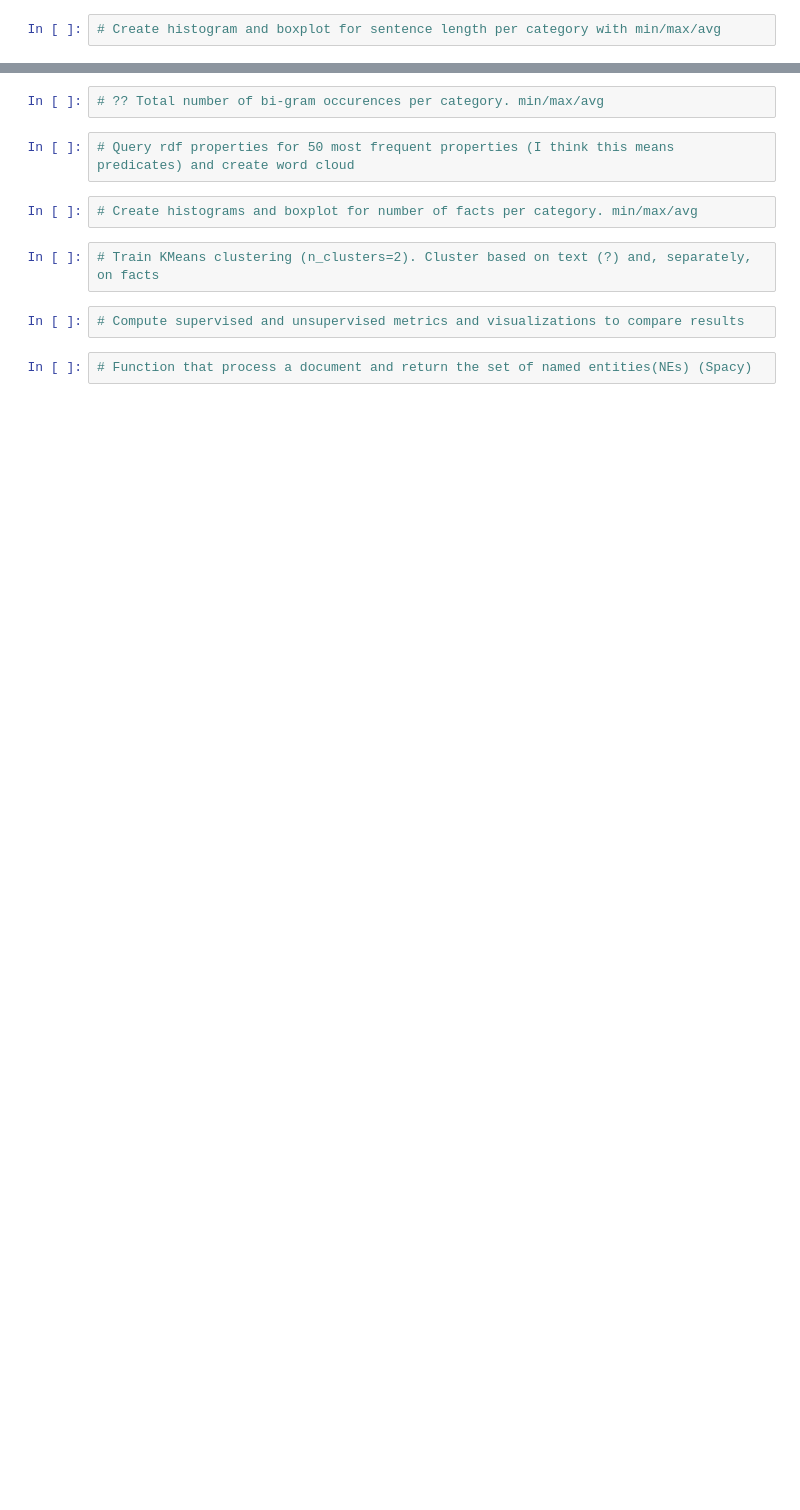
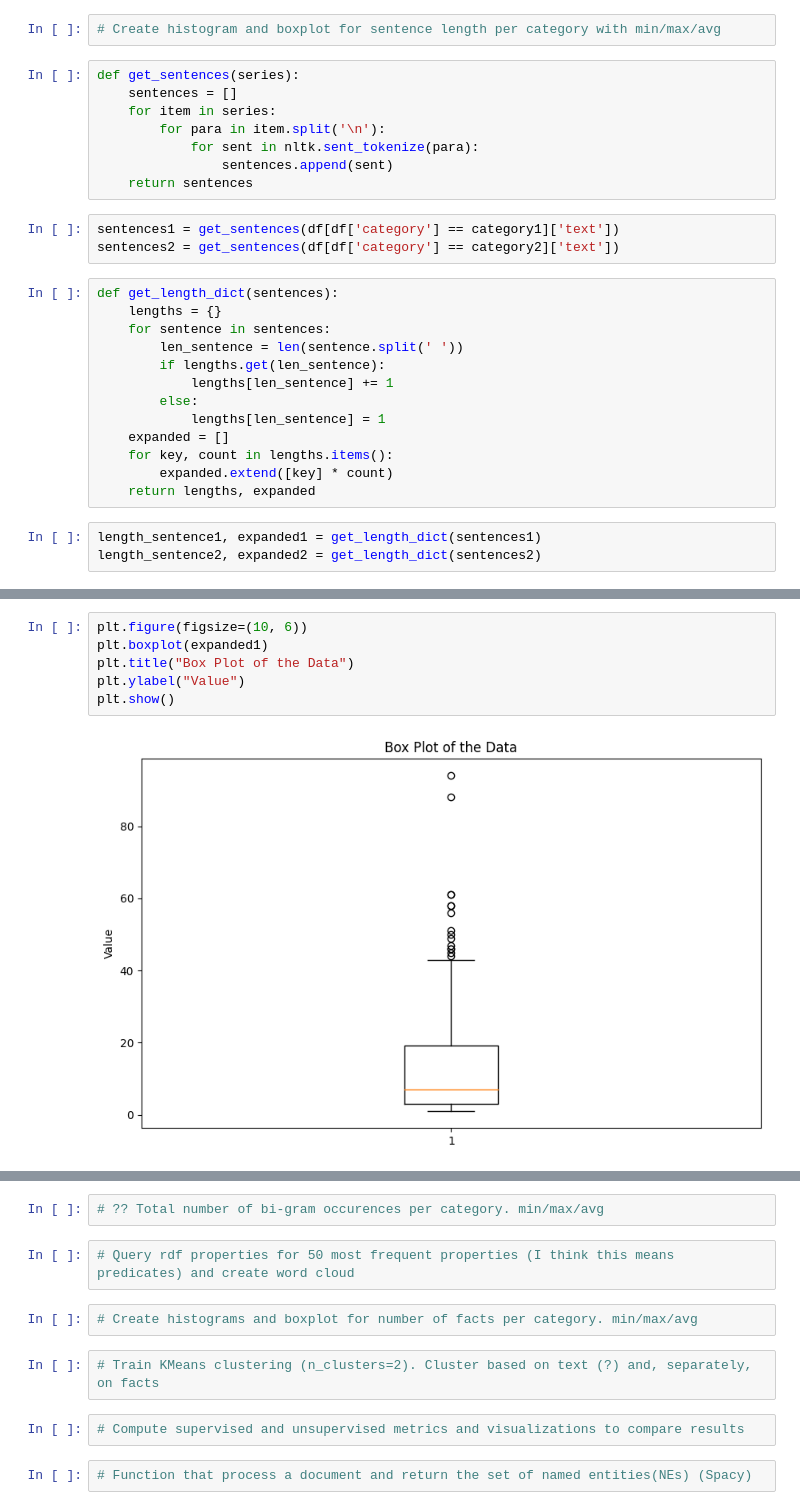
Before and after one commit to evanpkchapple/stanza_and_spacy_comparison, a Jupyter notebook: compare.ipynb, the cells around one changed output, grey strips where cells are left out. Drawn from its saved outputs; the diff is of its cells as text; blank space fills up the shorter version.

```diff
--- a/compare.ipynb
+++ b/compare.ipynb
@@ -200,2 +199,29 @@ lengthOfLongestSubstring('abced')
 # %%
 # Create histogram and boxplot for sentence length per category with min/max/avg
+# %%
+def get_sentences(series):
+    sentences = []
+    for item in series:
+        for para in item.split('\n'):
+            for sent in nltk.sent_tokenize(para):
+                sentences.append(sent)
+    return sentences
+# %%
+sentences1 = get_sentences(df[df['category'] == category1]['text'])
+sentences2 = get_sentences(df[df['category'] == category2]['text'])
+# %%
+def get_length_dict(sentences):
+    lengths = {}
+    for sentence in sentences:
+        len_sentence = len(sentence.split(' '))
+        if lengths.get(len_sentence):
+            lengths[len_sentence] += 1
+        else:
+            lengths[len_sentence] = 1
+    expanded = []
+    for key, count in lengths.items():
+        expanded.extend([key] * count)
+    return lengths, expanded
+# %%
+length_sentence1, expanded1 = get_length_dict(sentences1)
+length_sentence2, expanded2 = get_length_dict(sentences2)
@@ -201,0 +242,8 @@ lengthOfLongestSubstring('abced')
+# %%
+plt.figure(figsize=(10, 6))
+plt.boxplot(expanded1)
+plt.title("Box Plot of the Data")
+plt.ylabel("Value")
+plt.show()
+# %% [output]
+[figure, added]
```
Also changed, not shown: parts of 20 cells of this notebook.
